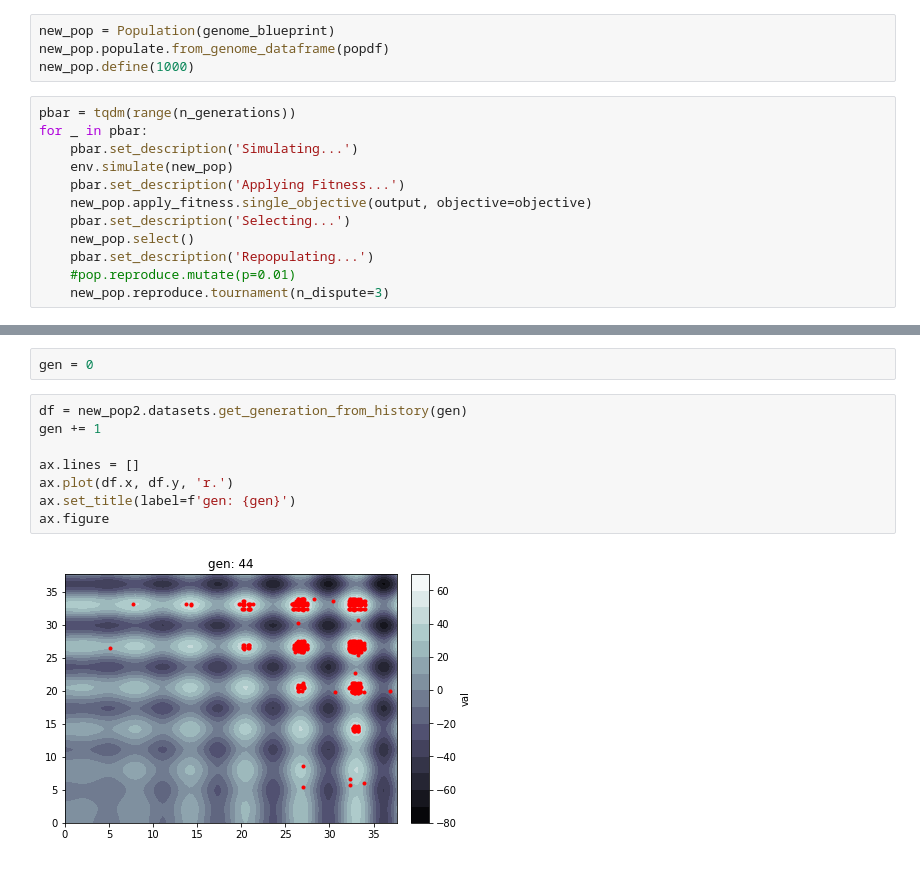
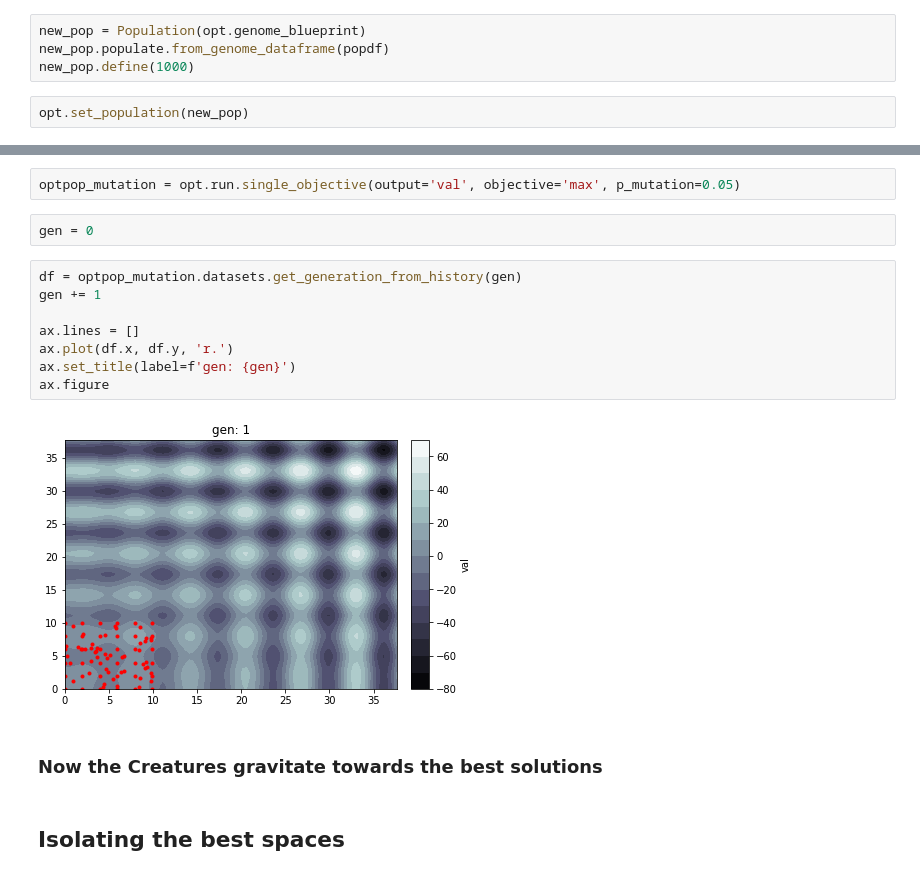
Before and after one commit to vczoni/lamarck, a Jupyter notebook: docs/notebooks/local max.ipynb, the cells around one changed output, grey strips where cells are left out. Saved outputs shown, nothing was run; the diff lists cells and outputs as text.

```diff
--- a/docs/notebooks/local max.ipynb
+++ b/docs/notebooks/local max.ipynb
@@ -143,18 +108,8 @@ popdf
 # %%
-new_pop = Population(genome_blueprint)
+new_pop = Population(opt.genome_blueprint)
 new_pop.populate.from_genome_dataframe(popdf)
 new_pop.define(1000)
-# %%
-pbar = tqdm(range(n_generations))
-for _ in pbar:
-    pbar.set_description('Simulating...')
-    env.simulate(new_pop)
-    pbar.set_description('Applying Fitness...')
-    new_pop.apply_fitness.single_objective(output, objective=objective)
-    pbar.set_description('Selecting...')
-    new_pop.select()
-    pbar.set_description('Repopulating...')
-    #pop.reproduce.mutate(p=0.01)
-    new_pop.reproduce.tournament(n_dispute=3)
+# %%
+opt.set_population(new_pop)
 # %% [markdown]
 ## WITHOUT Mutation
@@ -193,12 +134,18 @@ for _ in pbar:
+# %%
+optpop_mutation = opt.run.single_objective(output='val', objective='max', p_mutation=0.05)
 # %%
 gen = 0
 # %%
-df = new_pop2.datasets.get_generation_from_history(gen)
+df = optpop_mutation.datasets.get_generation_from_history(gen)
 gen += 1
 
 ax.lines = []
 ax.plot(df.x, df.y, 'r.')
 ax.set_title(label=f'gen: {gen}')
 ax.figure
 # %% [output]
-[figure, old version]
+[figure, new version]
+# %% [markdown]
+### Now the Creatures gravitate towards the best solutions
+# %% [markdown]
+## Isolating the best spaces
```
Also changed, not shown: parts of 47 cells of this notebook, 17 other files.
